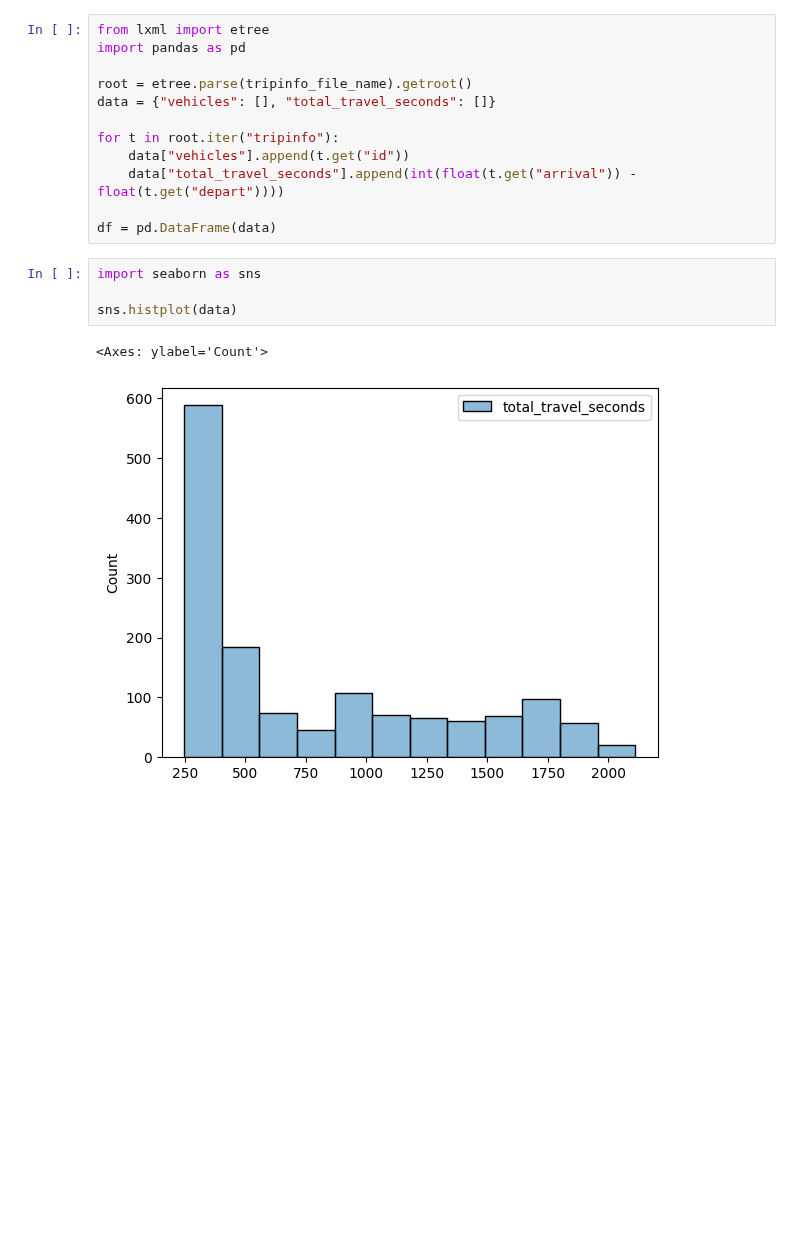
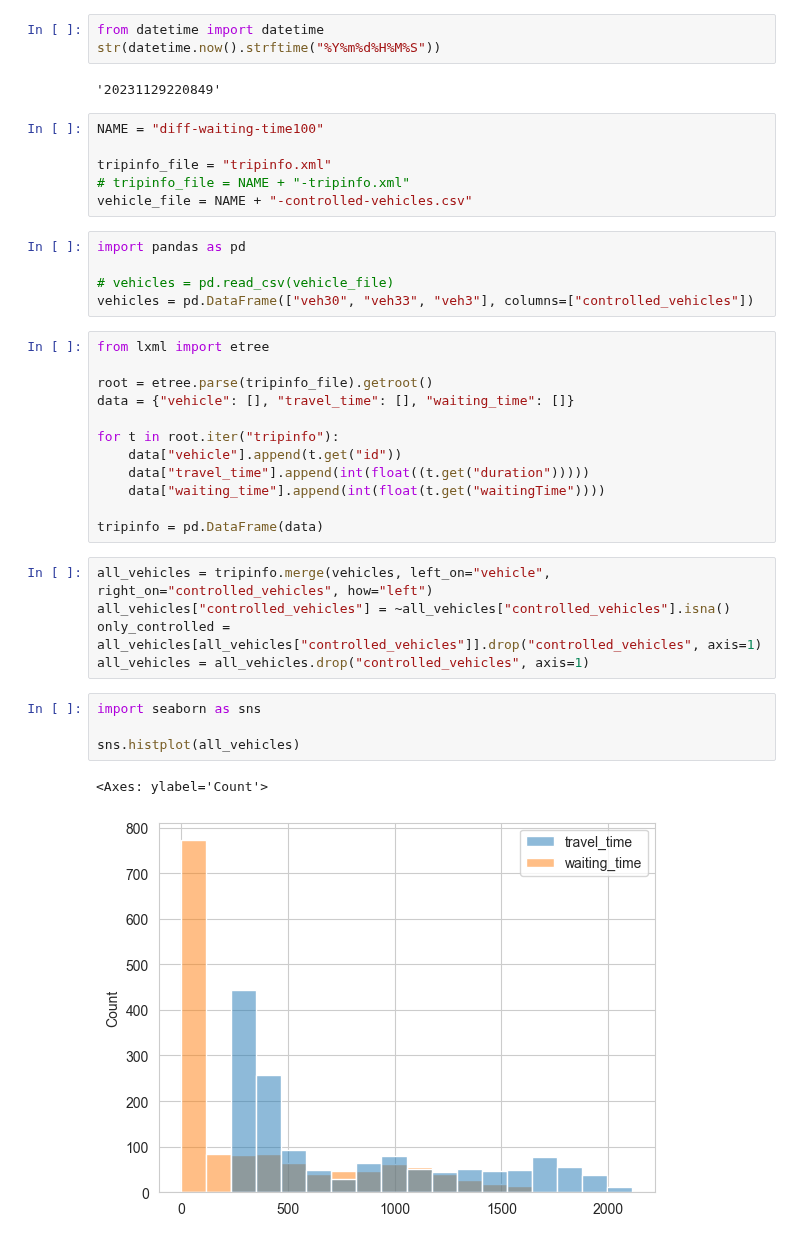
Before and after one commit to karstenk9/rl_traffic_signal_optimization, a Jupyter notebook: Test.ipynb, the cells around one changed output. Drawn from its saved outputs; the diff is of its cells as text; blank space fills up the shorter version.

```diff
--- a/Test.ipynb
+++ b/Test.ipynb
@@ -18,19 +16,40 @@ traci.close()
+# %%
+from datetime import datetime
+str(datetime.now().strftime("%Y%m%d%H%M%S"))
+# %% [output]
+'20231129220849'
+# %%
+NAME = "diff-waiting-time100"
+
+tripinfo_file = "tripinfo.xml"
+# tripinfo_file = NAME + "-tripinfo.xml"
+vehicle_file = NAME + "-controlled-vehicles.csv"
+# %%
+import pandas as pd
+
+# vehicles = pd.read_csv(vehicle_file)
+vehicles = pd.DataFrame(["veh30", "veh33", "veh3"], columns=["controlled_vehicles"])
 # %%
 from lxml import etree
-import pandas as pd
 
-root = etree.parse(tripinfo_file_name).getroot()
-data = {"vehicles": [], "total_travel_seconds": []}
+root = etree.parse(tripinfo_file).getroot()
+data = {"vehicle": [], "travel_time": [], "waiting_time": []}
 
 for t in root.iter("tripinfo"):
-    data["vehicles"].append(t.get("id"))
-    data["total_travel_seconds"].append(int(float(t.get("arrival")) - float(t.get("depart"))))
+    data["vehicle"].append(t.get("id"))
+    data["travel_time"].append(int(float((t.get("duration")))))
+    data["waiting_time"].append(int(float(t.get("waitingTime"))))
 
-df = pd.DataFrame(data)
+tripinfo = pd.DataFrame(data)
+# %%
+all_vehicles = tripinfo.merge(vehicles, left_on="vehicle", right_on="controlled_vehicles", how="left")
+all_vehicles["controlled_vehicles"] = ~all_vehicles["controlled_vehicles"].isna()
+only_controlled = all_vehicles[all_vehicles["controlled_vehicles"]].drop("controlled_vehicles", axis=1)
+all_vehicles = all_vehicles.drop("controlled_vehicles", axis=1)
 # %%
 import seaborn as sns
 
-sns.histplot(data)
+sns.histplot(all_vehicles)
 # %% [output]
 <Axes: ylabel='Count'>
-[figure, old version]
+[figure, new version]
```
Also changed, not shown: parts of 9 cells of this notebook, 1 other file.
